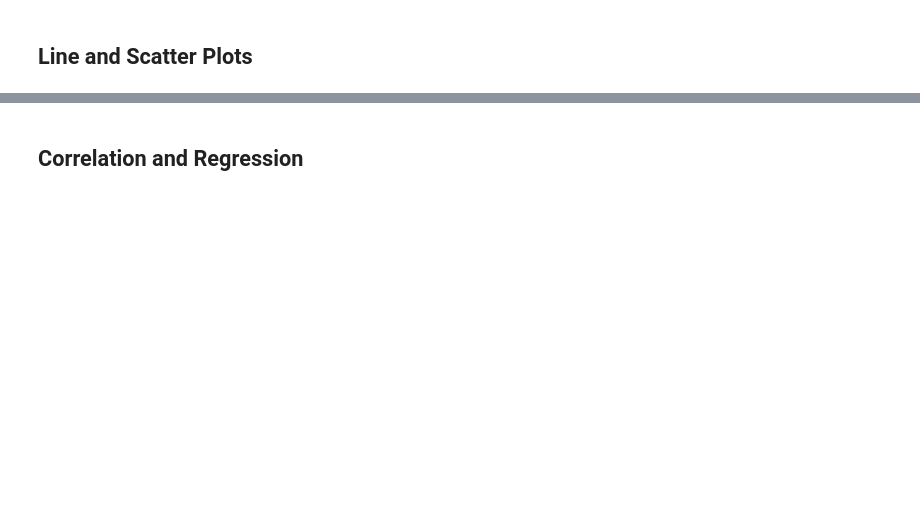
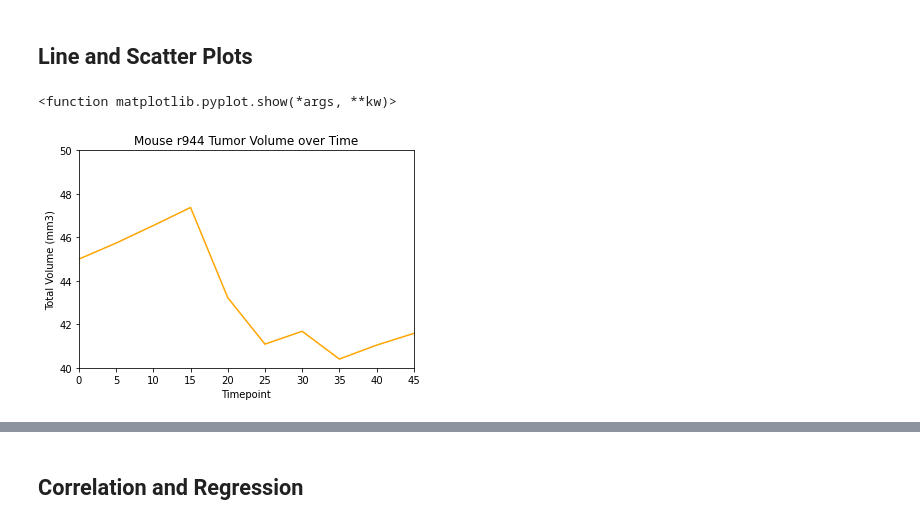
Before and after one commit to pulliam-chris/Matplotlib-Pharma, a Jupyter notebook: pymaceuticals_main.ipynb, the cells around one changed output, grey strips where cells are left out. Drawn from its saved outputs; the diff is of its cells as text; code cells hidden in the pictures; blank space fills up the shorter version.

```diff
--- a/pymaceuticals_main.ipynb
+++ b/pymaceuticals_main.ipynb
@@ -257,3 +260,6 @@ gender_counts.plot(kind='pie',title='Gender Distribution in Test Mice', startang
 [figure]
 # %% [markdown]
 ## Quartiles, Outliers and Boxplots
+# %%
+mouse_check_df = study_results_clean.loc[(study_results_clean["Mouse ID"] == "r944")]
+mouse_check_df
@@ -288,5 +365,18 @@ gender_counts.plot(kind='pie',title='Gender Distribution in Test Mice', startang
 ## Line and Scatter Plots
 # %%
 # Generate a line plot of tumor volume vs. time point for a mouse treated with Capomulin
+r944_vol = mouse_check_df.iloc[:,2]
+r944_time = mouse_check_df.iloc[:,1]
+
+plt.plot(r944_time, r944_vol, color="orange")
+plt.title('Mouse r944 Tumor Volume over Time')
+plt.xlabel('Timepoint')
+plt.ylabel('Total Volume (mm3)')
+plt.xlim(0, 45)
+plt.ylim(40, 50)
+plt.show
+# %% [output]
+<function matplotlib.pyplot.show(*args, **kw)>
+[figure, added]
 # %%
 # Generate a scatter plot of average tumor volume vs. mouse weight for the Capomulin regimen
```
Also changed, not shown: parts of 8 cells of this notebook.
